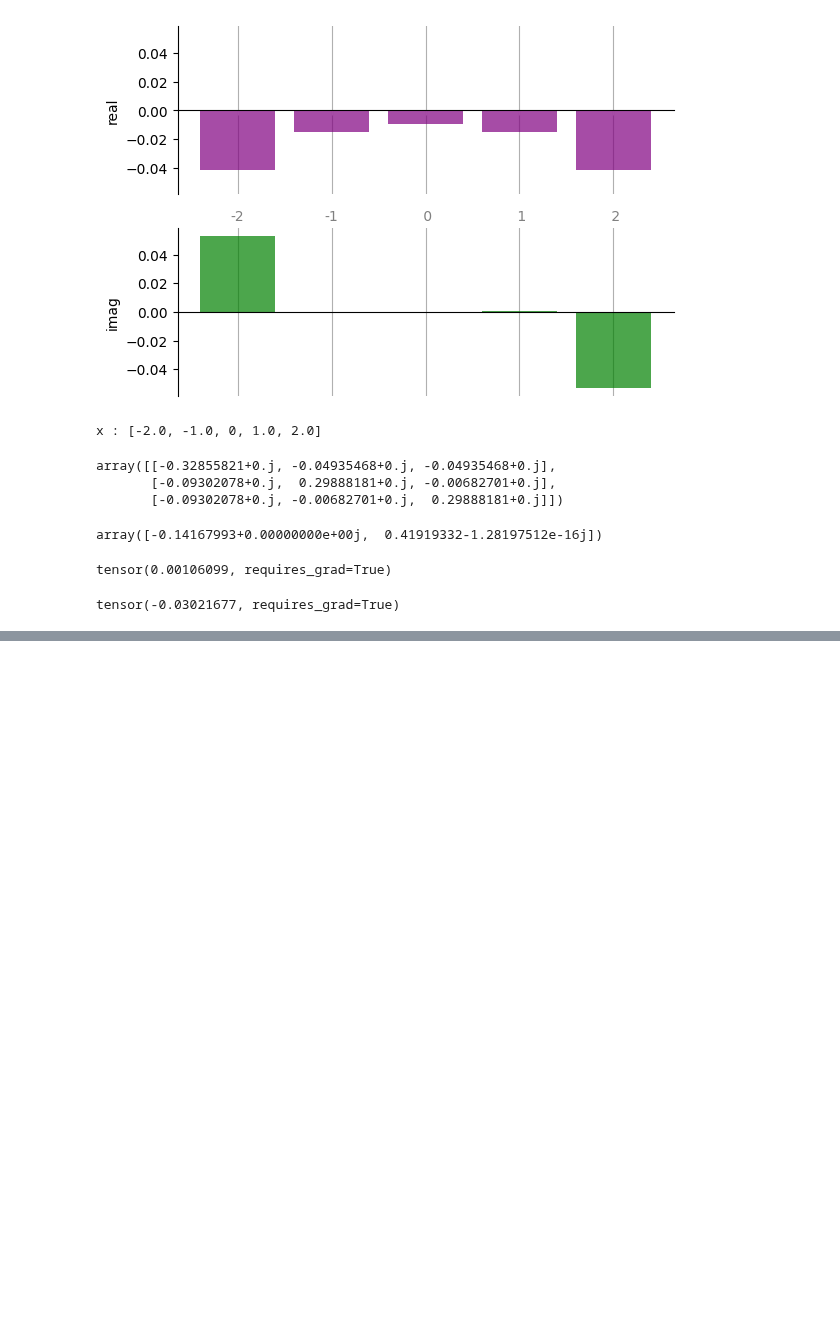
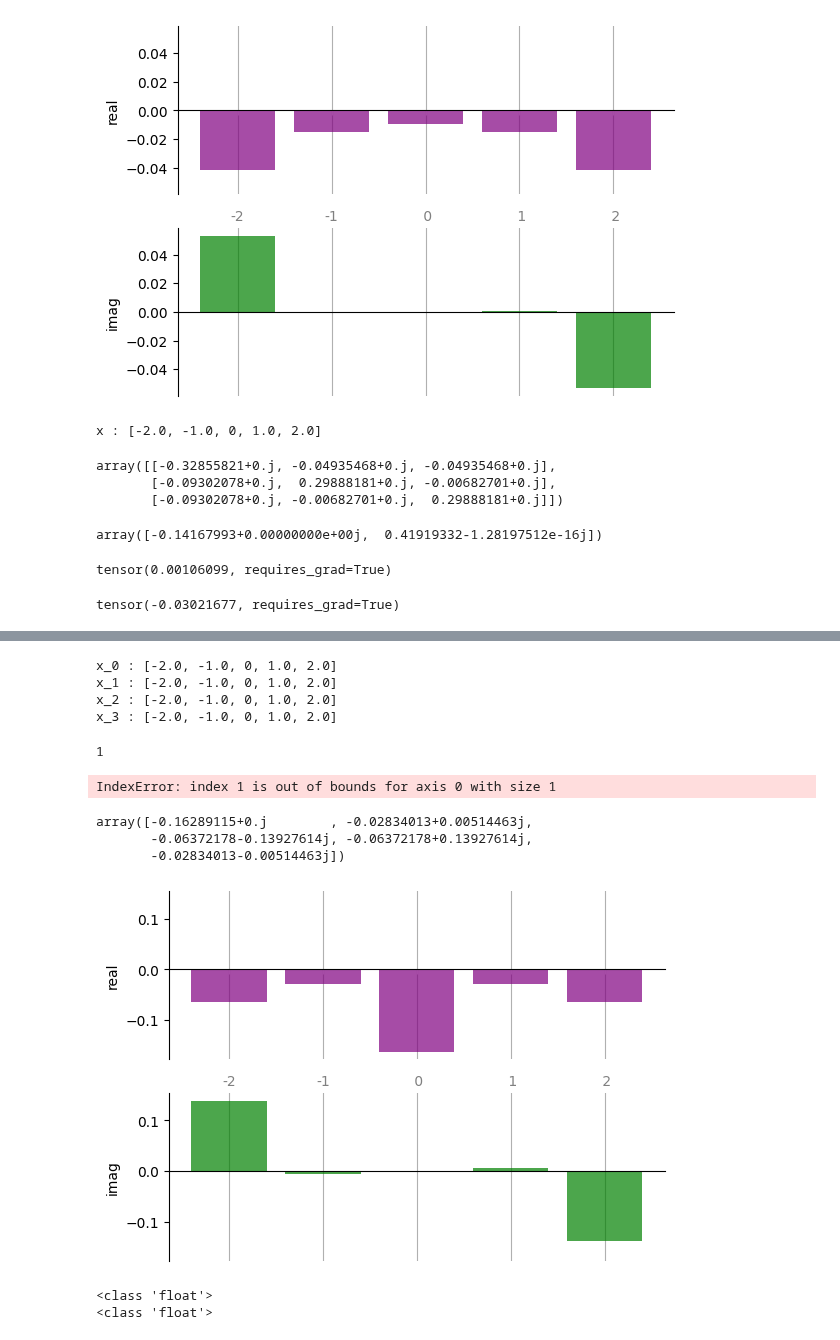
Before and after one commit to RodrigoCoelho7/VQC_Qlearning, a Jupyter notebook: test_notebook.ipynb, the cells around one changed output, grey strips where cells are left out. Cells and saved outputs as stored; diff of their text form; code cells hidden in the pictures; blank space fills up the shorter version.

Commit message:
Added Fourier Analysis

```diff
--- a/test_notebook.ipynb
+++ b/test_notebook.ipynb
@@ -296,0 +335,10 @@ tensor([ 1,  1,  1, -1,  1], requires_grad=True)
+# %%
+num_qubits = 4
+num_layers = 2
+circuit_arch = "skolik"
+data_reuploading = "schuld"
+measurement = "ZZ"
+weights = np.random.uniform(0, np.pi, size = (num_layers + 1, num_qubits*2))
+data = np.random.uniform(-0.05, 0.05)
+
+fourier_analysis = Fourier_Analysis(num_qubits, num_layers, circuit_arch, data_reuploading, measurement, weights, data)
@@ -296,0 +357,25 @@ tensor([ 1,  1,  1, -1,  1], requires_grad=True)
+# %%
+freqs = fourier_analysis.circuit_spectrum()
+
+for k,v in freqs.items():
+    print(k, ":", v)
+# %% [output]
+x_0 : [-2.0, -1.0, 0, 1.0, 2.0]
+x_1 : [-2.0, -1.0, 0, 1.0, 2.0]
+x_2 : [-2.0, -1.0, 0, 1.0, 2.0]
+x_3 : [-2.0, -1.0, 0, 1.0, 2.0]
+# %%
+coeffs = fourier_analysis.fourier_coefficients()
+# %% [output]
+1
+IndexError: index 1 is out of bounds for axis 0 with size 1
+# %%
+coeffs
+# %% [output]
+array([-0.16289115+0.j        , -0.02834013+0.00514463j,
+       -0.06372178-0.13927614j, -0.06372178+0.13927614j,
+       -0.02834013-0.00514463j])
+# %%
+fourier_analysis.plot_coefficients()
+# %% [output]
+[figure, added]
@@ -296,0 +424,5 @@ tensor([ 1,  1,  1, -1,  1], requires_grad=True)
+# %%
+freqs = circuit_spectrum(qnode)(weights, data)
+# %% [output]
+<class 'float'>
+<class 'float'>
```
Also changed, not shown: parts of 24 cells of this notebook, 3 other files.
